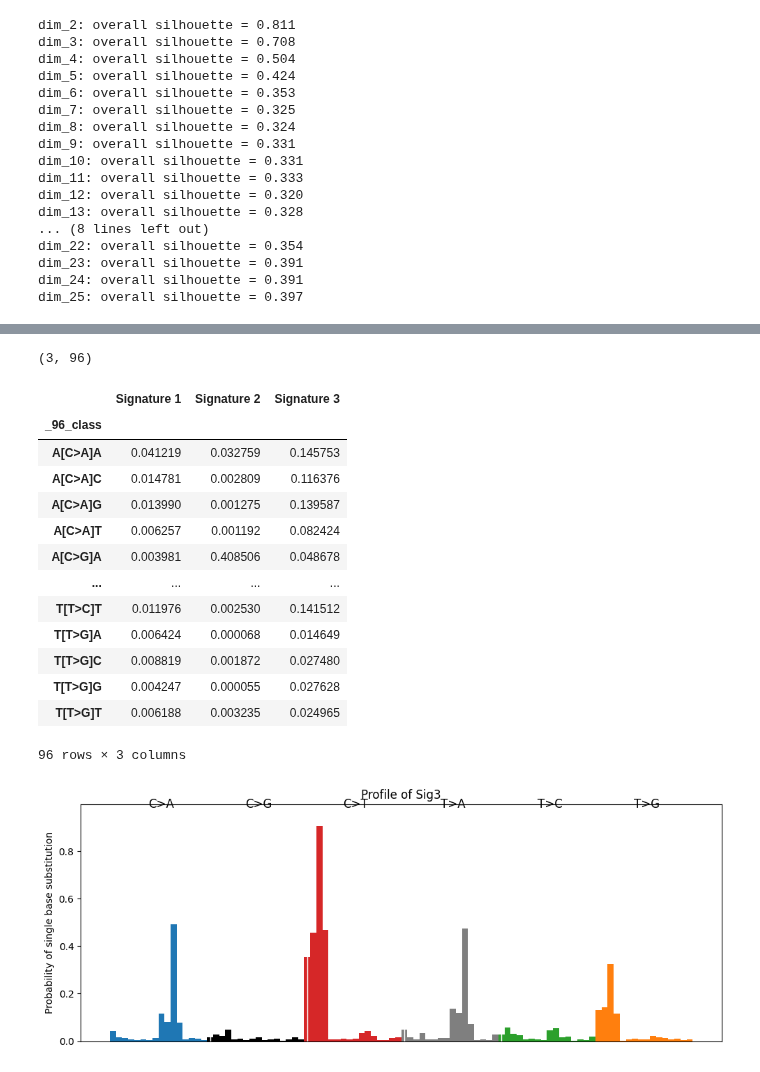
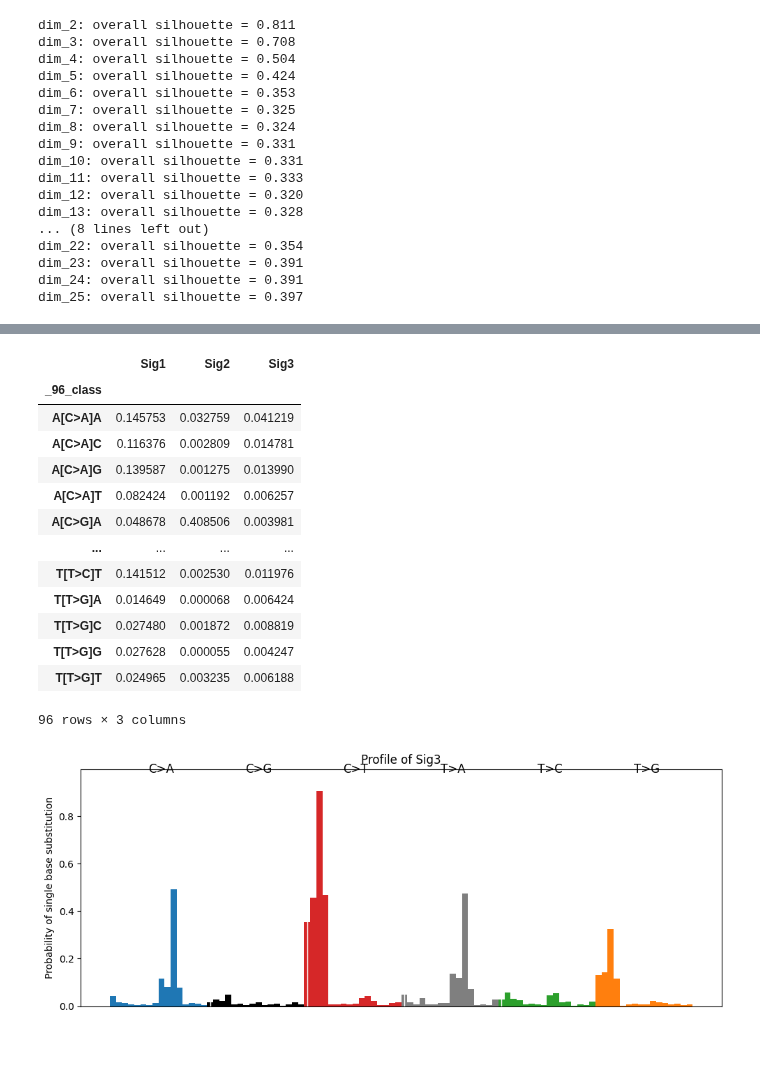
Before and after one commit to Harrison-Q-Ma/BNFO285_Projects, a Jupyter notebook: project_3/Harrison/clustering.ipynb, the cells around one changed output, grey strips where cells are left out. Drawn from its saved outputs; the diff is of its cells as text; code cells hidden in the pictures.

```diff
--- a/project_3/Harrison/clustering.ipynb
+++ b/project_3/Harrison/clustering.ipynb
@@ -257,24 +360,18 @@ cluster_centroids = kmeans.cluster_centers_
 # %%
-cluster_centroids.shape
+centroid_df
 # %% [output]
+|  | Sig1 | Sig2 | Sig3 |
+| _96_class |  |  |  |
+| A[C>A]A | 0.145753 | 0.032759 | 0.041219 |
+| A[C>A]C | 0.116376 | 0.002809 | 0.014781 |
+| A[C>A]G | 0.139587 | 0.001275 | 0.013990 |
+| A[C>A]T | 0.082424 | 0.001192 | 0.006257 |
+| A[C>G]A | 0.048678 | 0.408506 | 0.003981 |
+| ... | ... | ... | ... |
+| T[T>C]T | 0.141512 | 0.002530 | 0.011976 |
+| T[T>G]A | 0.014649 | 0.000068 | 0.006424 |
+| T[T>G]C | 0.027480 | 0.001872 | 0.008819 |
+| T[T>G]G | 0.027628 | 0.000055 | 0.004247 |
+| T[T>G]T | 0.024965 | 0.003235 | 0.006188 |
-(3, 96)
+96 rows × 3 columns
-# %%
-cluster_centroids_df = pd.DataFrame(cluster_centroids, columns = orig_matrix.index)
-cluster_centroids_df.index = ['Signature 1', 'Signature 2', 'Signature 3']
-cluster_centroids_df.T
-# %% [output]
-|  | Signature 1 | Signature 2 | Signature 3 |
-| _96_class |  |  |  |
-| A[C>A]A | 0.041219 | 0.032759 | 0.145753 |
-| A[C>A]C | 0.014781 | 0.002809 | 0.116376 |
-| A[C>A]G | 0.013990 | 0.001275 | 0.139587 |
-| A[C>A]T | 0.006257 | 0.001192 | 0.082424 |
-| A[C>G]A | 0.003981 | 0.408506 | 0.048678 |
-| ... | ... | ... | ... |
-| T[T>C]T | 0.011976 | 0.002530 | 0.141512 |
-| T[T>G]A | 0.006424 | 0.000068 | 0.014649 |
-| T[T>G]C | 0.008819 | 0.001872 | 0.027480 |
-| T[T>G]G | 0.004247 | 0.000055 | 0.027628 |
-| T[T>G]T | 0.006188 | 0.003235 | 0.024965 |
-96 rows × 3 columns
 # %%
```
Also changed, not shown: parts of 7 cells of this notebook, 1 other file.
